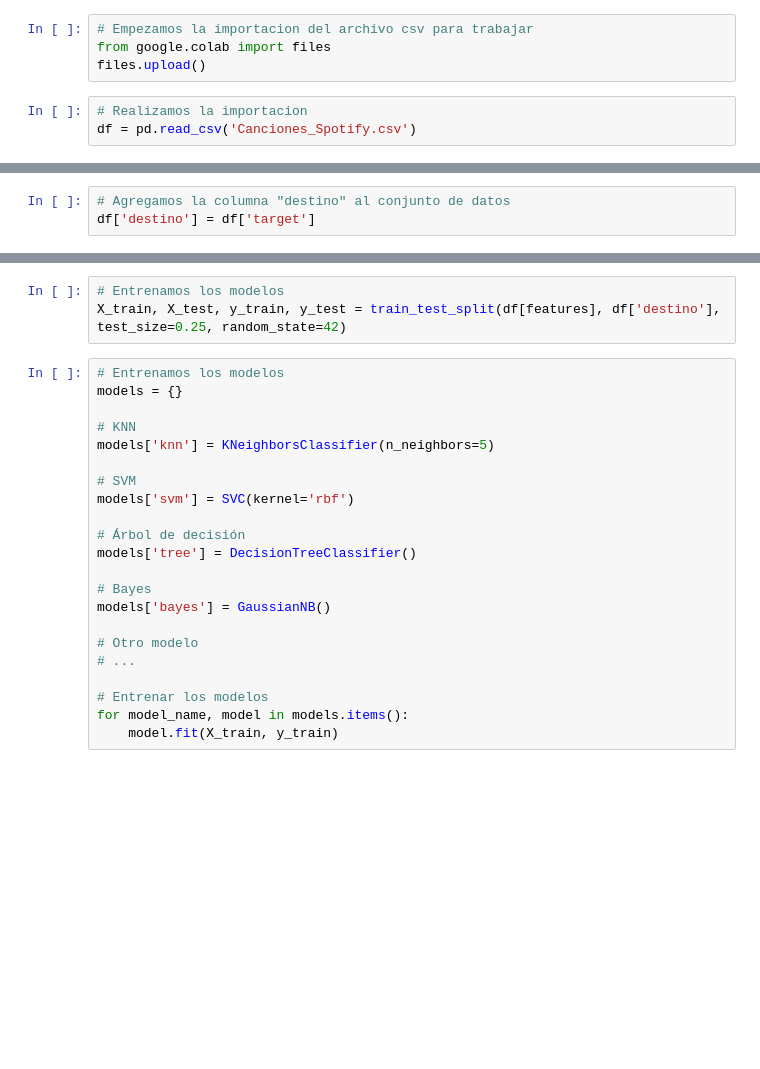
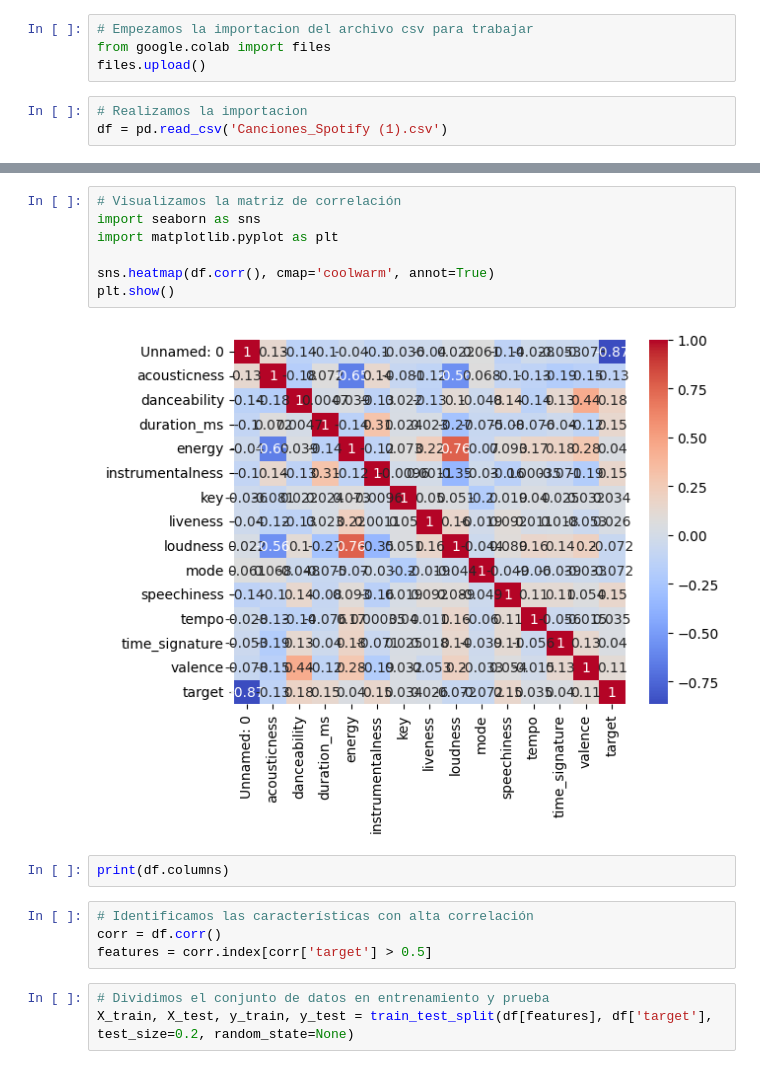
Before and after one commit to nazaconsta14/upso, a Jupyter notebook: Untitled1_(1).ipynb, the cells around one changed output, grey strips where cells are left out. Cells and saved outputs as stored; diff of their text form; blank space fills up the shorter version.

```diff
--- a/Untitled1_(1).ipynb
+++ b/Untitled1_(1).ipynb
@@ -19,4 +17,4 @@ from google.colab import files
 files.upload()
 # %%
 # Realizamos la importacion
-df = pd.read_csv('Canciones_Spotify.csv')
+df = pd.read_csv('Canciones_Spotify (1).csv')
@@ -27,3 +20,0 @@ df.describe()
-# %%
-# Agregamos la columna "destino" al conjunto de datos
-df['destino'] = df['target']
@@ -33,25 +49,18 @@ features = ['danceability', 'energy', 'loudness', 'speechiness', 'acousticness',
+# %%
+# Visualizamos la matriz de correlación
+import seaborn as sns
+import matplotlib.pyplot as plt
+
+sns.heatmap(df.corr(), cmap='coolwarm', annot=True)
+plt.show()
+# %% [output]
+[figure, added]
+# %%
+print(df.columns)
+# %%
+# Identificamos las características con alta correlación
+corr = df.corr()
+features = corr.index[corr['target'] > 0.5]
 # %%
-# Entrenamos los modelos
-X_train, X_test, y_train, y_test = train_test_split(df[features], df['destino'], test_size=0.25, random_state=42)
+# Dividimos el conjunto de datos en entrenamiento y prueba
+X_train, X_test, y_train, y_test = train_test_split(df[features], df['target'], test_size=0.2, random_state=None)
-# %%
-# Entrenamos los modelos
-models = {}
-
-# KNN
-models['knn'] = KNeighborsClassifier(n_neighbors=5)
-
-# SVM
-models['svm'] = SVC(kernel='rbf')
-
-# Árbol de decisión
-models['tree'] = DecisionTreeClassifier()
-
-# Bayes
-models['bayes'] = GaussianNB()
-
-# Otro modelo
-# ...
-
-# Entrenar los modelos
-for model_name, model in models.items():
-    model.fit(X_train, y_train)
```
Also changed, not shown: parts of 9 cells of this notebook.
